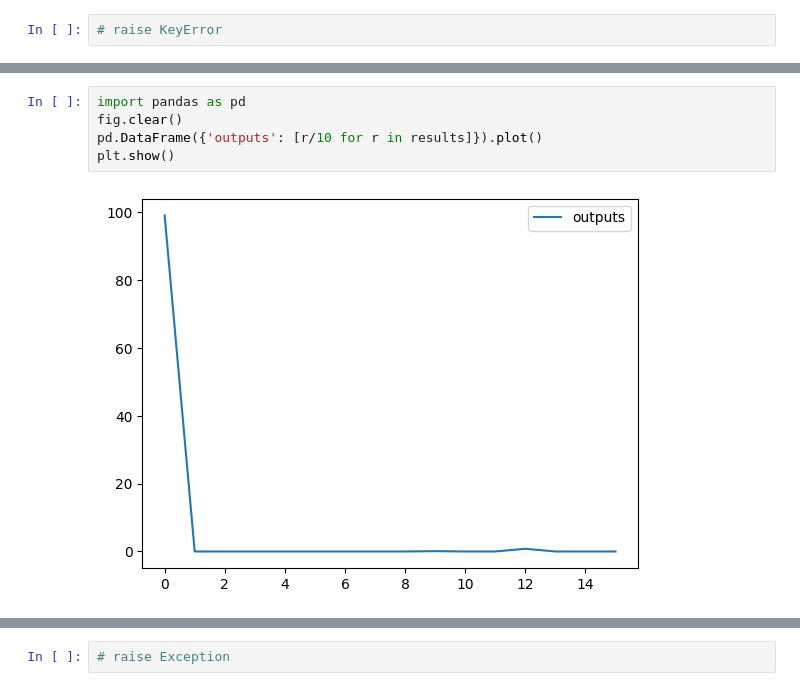
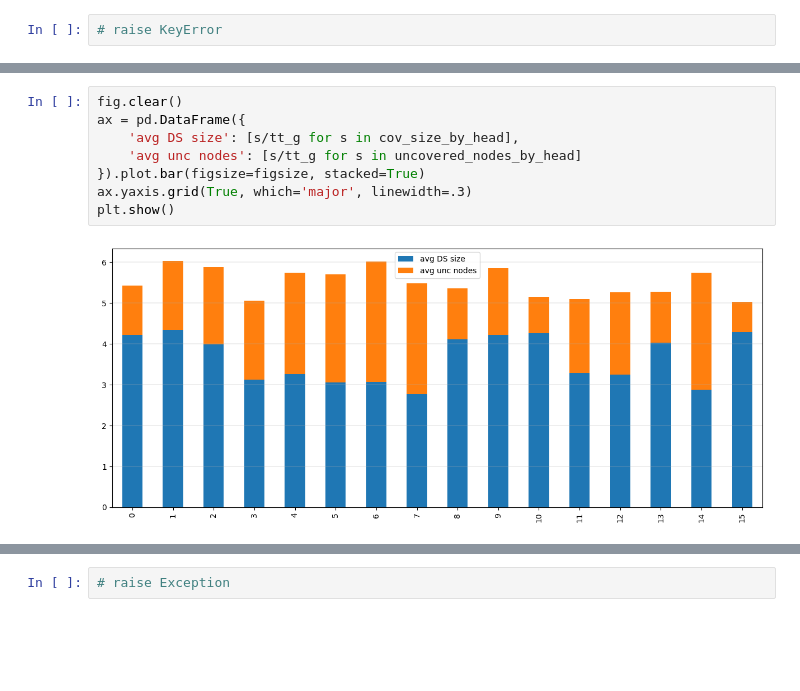
Before and after one commit to osnieltx/gnn-co, a Jupyter notebook: test_mds.ipynb, the cells around one changed output, grey strips where cells are left out. Drawn from its saved outputs; the diff is of its cells as text; blank space fills up the shorter version.

```diff
--- a/test_mds.ipynb
+++ b/test_mds.ipynb
@@ -210,7 +225,10 @@ results
-# %%
-import pandas as pd
-fig.clear()
-pd.DataFrame({'outputs': [r/10 for r in results]}).plot()
-plt.show()
-# %% [output]
-[figure, removed]
+# %%
+fig.clear()
+ax = pd.DataFrame({
+    'avg DS size': [s/tt_g for s in cov_size_by_head],
+    'avg unc nodes': [s/tt_g for s in uncovered_nodes_by_head]
+}).plot.bar(figsize=figsize, stacked=True)
+ax.yaxis.grid(True, which='major', linewidth=.3)
+plt.show()
+# %% [output]
+[figure, added]
```
Also changed, not shown: parts of 29 cells of this notebook, 7 other files.
